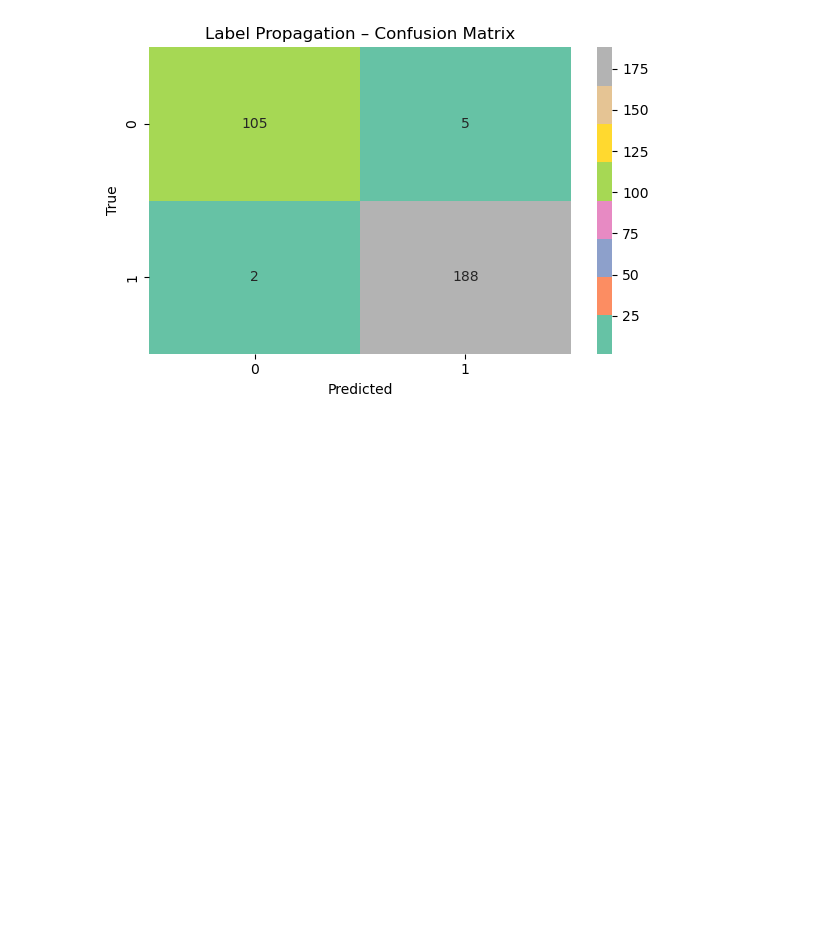
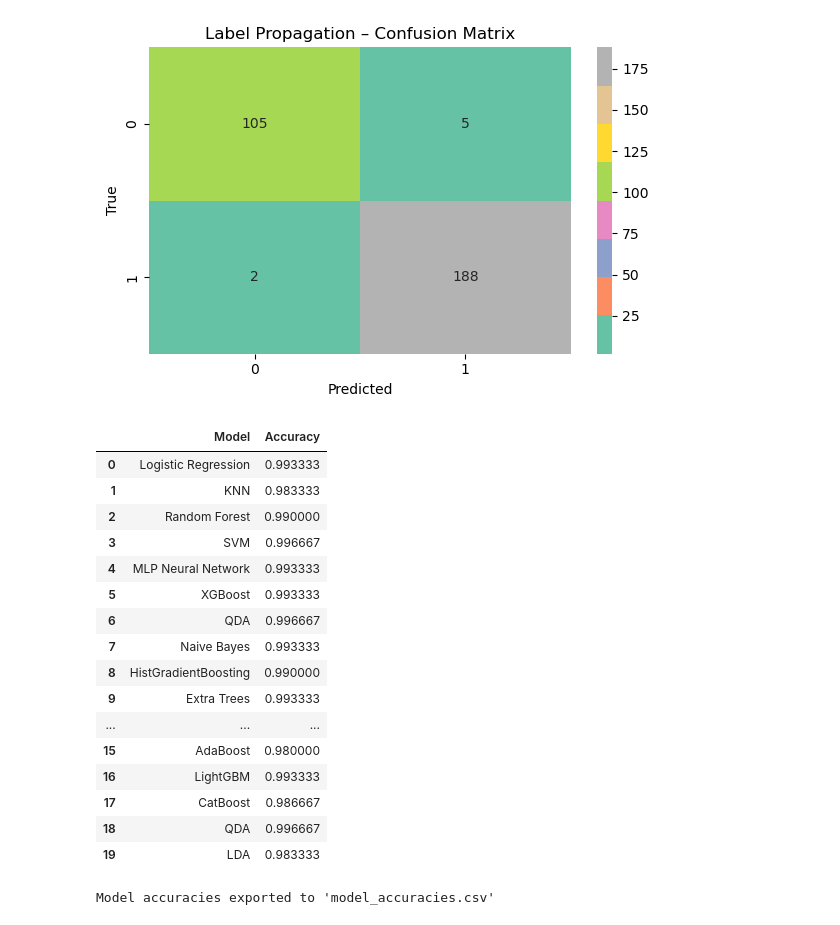
Before and after one commit to RubenKraan/data_analyst_openclassrooms, a Jupyter notebook: projet 12/projet_12.ipynb, the cells around one changed output. Cells and saved outputs as stored; diff of their text form; code cells hidden in the pictures; blank space fills up the shorter version.

```diff
--- a/projet 12/projet_12.ipynb
+++ b/projet 12/projet_12.ipynb
@@ -1234,6 +1440,15 @@ weighted avg       0.99      0.99      0.99       300
 ### Perceptron
 # %%
 evaluate_model(Perceptron(), "Perceptron", X_train_scaled, y_train, X_test_scaled, y_test, cmap='PuRd')
+# Fit Perceptron and add its accuracy to model_accuracy_df
+perceptron = Perceptron(max_iter=1000, random_state=42)
+perceptron.fit(X_train_scaled, y_train)
+perceptron_accuracy = accuracy_score(y_test, perceptron.predict(X_test_scaled))
+new_row = pd.DataFrame([{
+    "Model": "Perceptron",
+    "Accuracy": perceptron_accuracy
+}])
+model_accuracy_df = pd.concat([model_accuracy_df, new_row], ignore_index=True)
 # %% [output]
 🔍 Perceptron Evaluation
 Accuracy: 0.9867
@@ -1250,6 +1465,15 @@ weighted avg       0.99      0.99      0.99       300
 ### Label Propagation
 # %%
 evaluate_model(LabelPropagation(), "Label Propagation", X_train_scaled, y_train, X_test_scaled, y_test, cmap='Set2')
+# Fit LabelPropagation and add its accuracy to model_accuracy_df
+label_propagation = LabelPropagation()
+label_propagation.fit(X_train_scaled, y_train)
+label_propagation_accuracy = accuracy_score(y_test, label_propagation.predict(X_test_scaled))
+new_row = pd.DataFrame([{
+    "Model": "Label Propagation",
+    "Accuracy": label_propagation_accuracy
+}])
+model_accuracy_df = pd.concat([model_accuracy_df, new_row], ignore_index=True)
 # %% [output]
 🔍 Label Propagation Evaluation
 Accuracy: 0.9767
@@ -1262,3 +1486,29 @@ Accuracy: 0.9767
    macro avg       0.98      0.97      0.97       300
 weighted avg       0.98      0.98      0.98       300
 [figure]
+# %%
+model_accuracy_df.head(20   )
+# %% [output]
+|  | Model | Accuracy |
+| 0 | Logistic Regression | 0.993333 |
+| 1 | KNN | 0.983333 |
+| 2 | Random Forest | 0.990000 |
+| 3 | SVM | 0.996667 |
+| 4 | MLP Neural Network | 0.993333 |
+| 5 | XGBoost | 0.993333 |
+| 6 | QDA | 0.996667 |
+| 7 | Naive Bayes | 0.993333 |
+| 8 | HistGradientBoosting | 0.990000 |
+| 9 | Extra Trees | 0.993333 |
+| ... | ... | ... |
+| 15 | AdaBoost | 0.980000 |
+| 16 | LightGBM | 0.993333 |
+| 17 | CatBoost | 0.986667 |
+| 18 | QDA | 0.996667 |
+| 19 | LDA | 0.983333 |
+# %%
+# Export to CSV
+model_accuracy_df.to_csv("model_accuracies.csv", index=False)
+print("Model accuracies exported to 'model_accuracies.csv'")
+# %% [output]
+Model accuracies exported to 'model_accuracies.csv'
```
Also changed, not shown: parts of 25 cells of this notebook, 14 other files.
